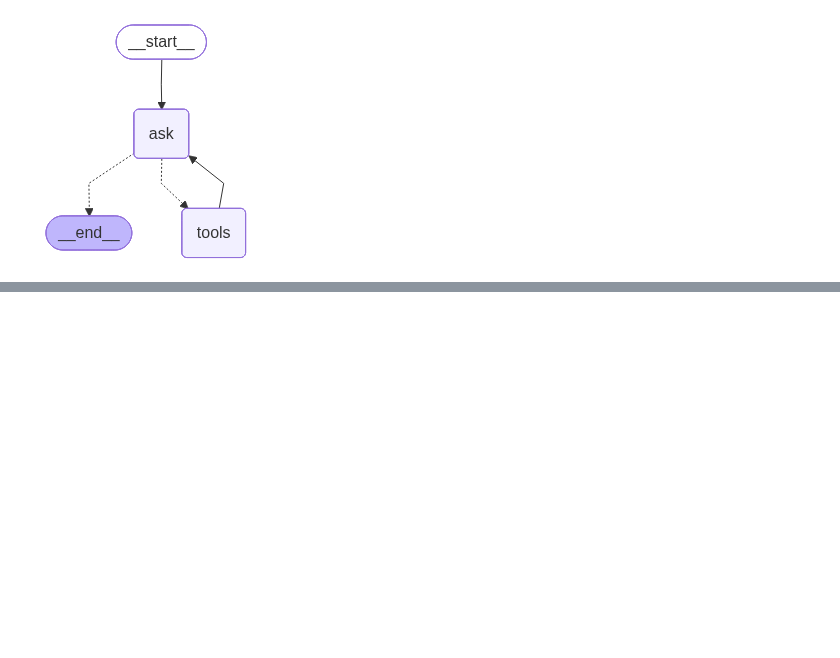
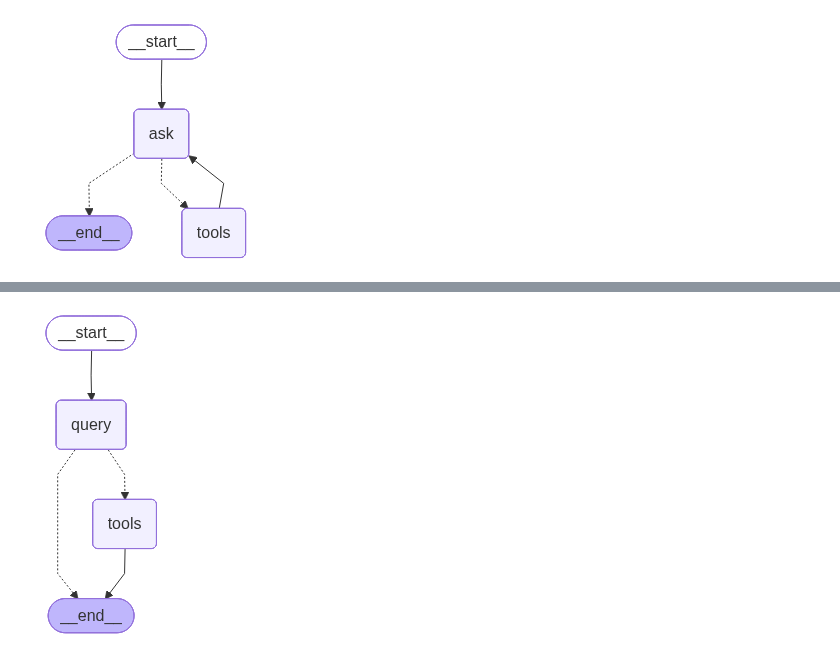
Before and after one commit to GenAIDevelopment/agenticai, a Jupyter notebook: oct25/langgraph/mailtoner/tools.ipynb, the cells around one changed output, grey strips where cells are left out. Saved outputs shown, nothing was run; the diff lists cells and outputs as text; code cells hidden in the pictures; blank space fills up the shorter version.

Commit message:
Added tools

```diff
--- a/oct25/langgraph/mailtoner/tools.ipynb
+++ b/oct25/langgraph/mailtoner/tools.ipynb
@@ -290,0 +316,31 @@ response
+# %%
+class MyState(MessagesState):
+    question: str
+# %%
+def respond(state: MyState):
+    response = llm_with_tools.invoke(
+        [
+            SystemMessage(prompt),
+            HumanMessage(state['question'])
+        ]
+    )
+    return {
+        "messages": response
+    }
+# %%
+tool_node = ToolNode(tools)
+# %%
+web_search_graph = StateGraph(MyState)
+web_search_graph.add_node("query", respond)
+web_search_graph.add_node("tools", tool_node)
+web_search_graph.set_entry_point("query")
+web_search_graph.add_conditional_edges("query", tools_condition, {
+    "tools": "tools",
+    "__end__": END
+})
+#web_search_graph.add_edge("tools", "query")
+graph = web_search_graph.compile()
+# %%
+graph
+# %% [output]
+[figure, added]
```
Also changed, not shown: parts of 19 cells of this notebook.
